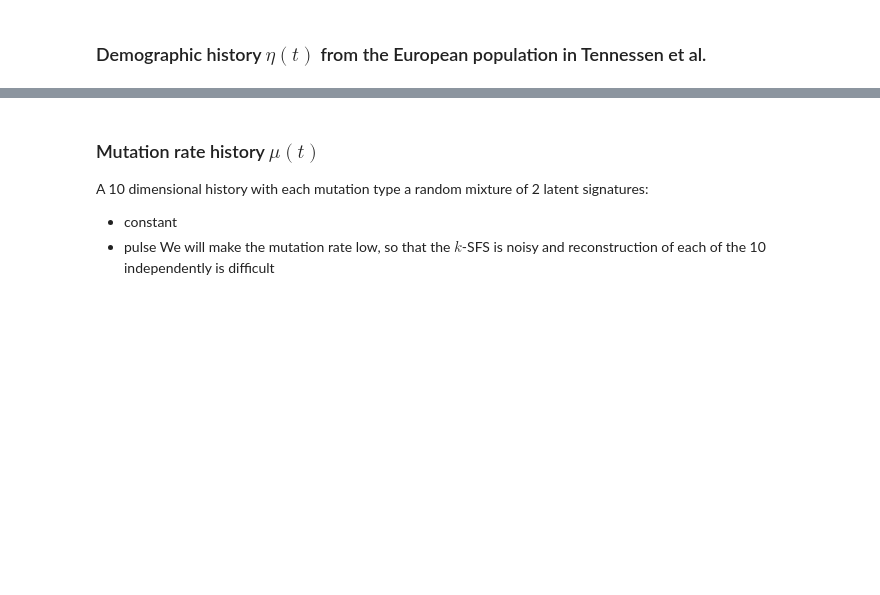
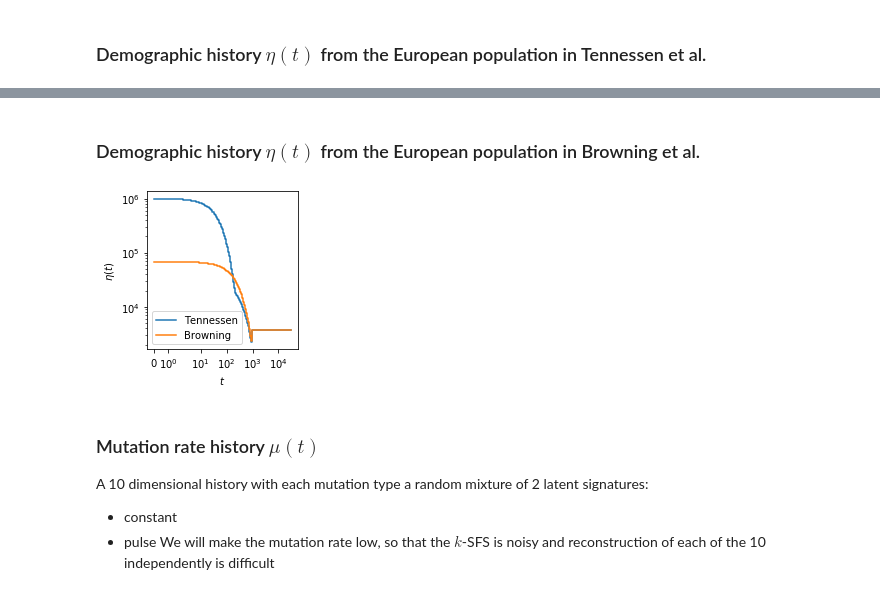
Before and after one commit to harrispopgen/mushi, a Jupyter notebook: test.ipynb, the cells around one changed output, grey strips where cells are left out. Drawn from its saved outputs; the diff is of its cells as text; code cells hidden in the pictures; blank space fills up the shorter version.

```diff
--- a/test.ipynb
+++ b/test.ipynb
@@ -40,8 +42,4 @@ dd = msprime.DemographyDebugger(Ne=model.default_population_size,
                                 demographic_events=model.demographic_events,
                                 migration_matrix=model.migration_matrix)
 y = 2 * dd.population_size_trajectory(np.concatenate(([0], t)))[:, 1]
-η = mushi.η(t, y)
-
-plt.figure(figsize=(3, 3))
-η.plot()
-plt.show()
+η_Tennessen = histories.η(t, y)
@@ -51,3 +46,20 @@ plt.show()
+# %% [markdown]
+### Demographic history $\eta(t)$ from the European population in Browning et al.
+# %%
+model = homo_sapiens.BrowningAmerica()
+dd = msprime.DemographyDebugger(Ne=model.default_population_size,
+                                population_configurations=model.population_configurations,
+                                demographic_events=model.demographic_events,
+                                migration_matrix=model.migration_matrix)
+y = 2 * dd.population_size_trajectory(np.concatenate(([0], t)))[:, 1]
+η_Browning = histories.η(t, y)
+# %%
+plt.figure(figsize=(3, 3))
+η_Tennessen.plot(label='Tennessen')
+η_Browning.plot(label='Browning')
+plt.show()
+# %% [output]
+[figure, added]
 # %% [markdown]
 ### Mutation rate history $\mu(t)$
 A 10 dimensional history with each mutation type a random mixture of 2 latent signatures:
```
Also changed, not shown: parts of 12 cells of this notebook, 1 other file.
